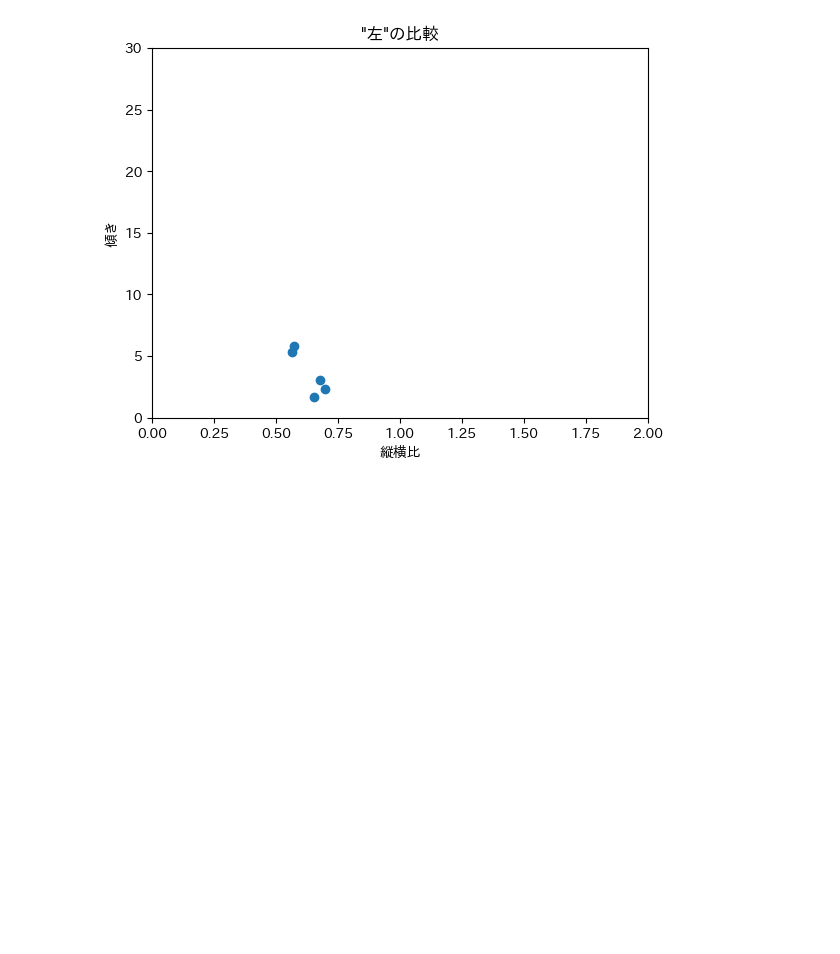
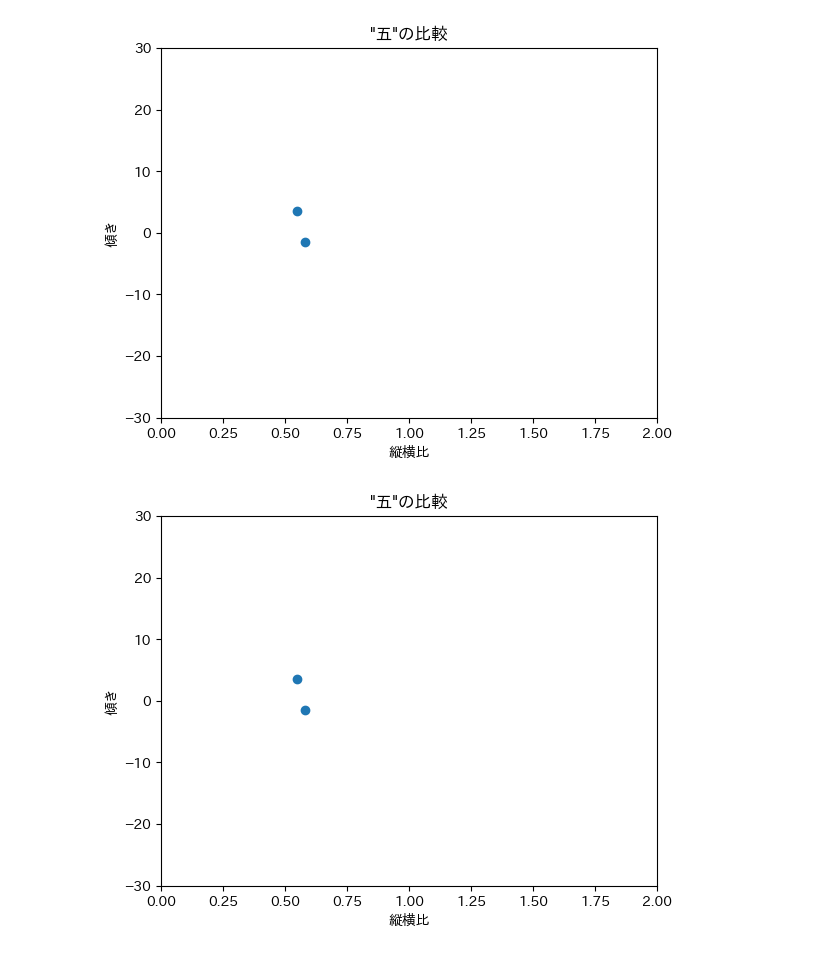
Before and after one commit to nakamura196/hatano, a Jupyter notebook: src/00_analyze.ipynb, the cells around one changed output. Cells and saved outputs as stored; diff of their text form; code cells hidden in the pictures; blank space fills up the shorter version.

```diff
--- a/src/00_analyze.ipynb
+++ b/src/00_analyze.ipynb
@@ -56,7 +11,7 @@ path = "../data/input/単一字種比較用フォーマット20250226.xlsx"
 
 client = Client(path)
 
-term = "左"
+term = "五"
 
 df = client.extract_char(term)
 
@@ -71,4 +23,5 @@ df
 # %%
-client.visualize(df)
+fig = client.visualize(df)
 # %% [output]
-[figure, old version]
+[figure, new version]
+[figure, added]
```
Also changed, not shown: parts of 6 cells of this notebook, 3 other files.
